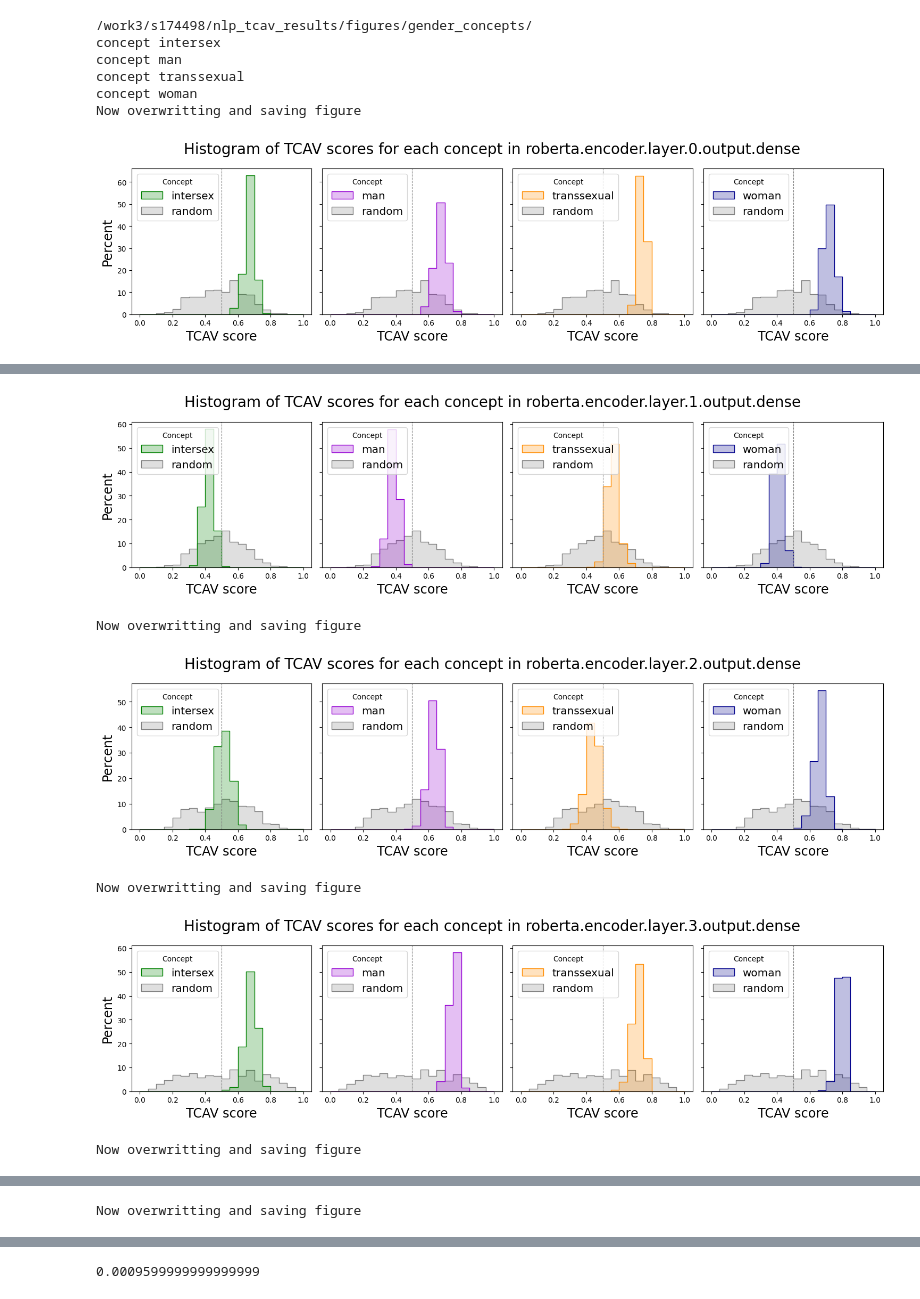
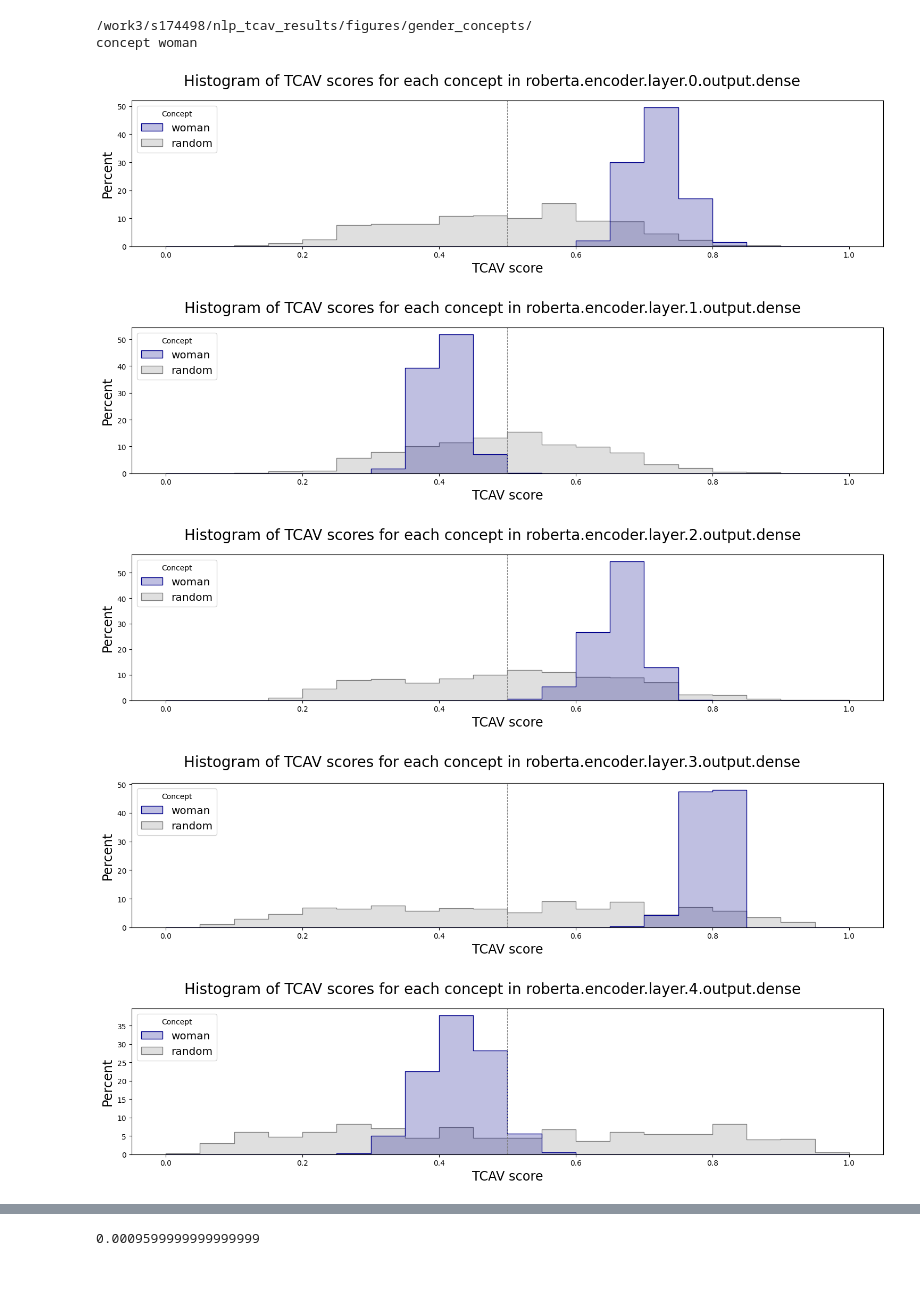
Before and after one commit to gaunby/master_project, a Jupyter notebook: notebooks/tcav_plot.ipynb, the cells around one changed output, grey strips where cells are left out. Saved outputs shown, nothing was run; the diff lists cells and outputs as text; code cells hidden in the pictures.

Commit message:
sensitive visual

```diff
--- a/notebooks/tcav_plot.ipynb
+++ b/notebooks/tcav_plot.ipynb
@@ -9,21 +9,21 @@ from src.visualization.tcav_visual import plot_results
 # %%
 PATH = '/work3/s174498/nlp_tcav_results/'
 
-with open(PATH+'positive_gender_layer_0_11.pkl','rb') as handle:
+with open(PATH+'positive_woman_layer_0_11.pkl','rb') as handle:
     data = pickle.load(handle)
 # %%
 # comcepts
 # ['hate','irony','offensive']
 # ['intersex','man','transsexual','woman']
 # ['news','world','sport','business','science']
-concepts = ['intersex','man','transsexual','woman']#['woman']
+concepts = ['woman']# ['intersex','man','transsexual','woman']#
 PATH =  '/work3/s174498/nlp_tcav_results/figures/gender_concepts/'
-output = plot_results(data, 'positive', concepts ,PATH, plot_hist = True, save_fig =True, t_test_mean = None)
+output = plot_results(data, 'positive', concepts ,PATH, plot_hist = True, save_fig =False, t_test_mean = None)
 # %% [output]
 /work3/s174498/nlp_tcav_results/figures/gender_concepts/
-concept intersex
-concept man
-concept transsexual
 concept woman
-Now overwritting and saving figure
-[figure, old version]
+[figure, new version]
+[figure, new version]
+[figure, new version]
+[figure, new version]
+[figure, new version]
@@ -31,6 +36,0 @@ Now overwritting and saving figure
-[figure, old version]
-Now overwritting and saving figure
-[figure, old version]
-Now overwritting and saving figure
-[figure, old version]
-Now overwritting and saving figure
@@ -38 +36,0 @@ Now overwritting and saving figure
-Now overwritting and saving figure
```
Also changed, not shown: parts of 18 cells of this notebook, 6 other files.
